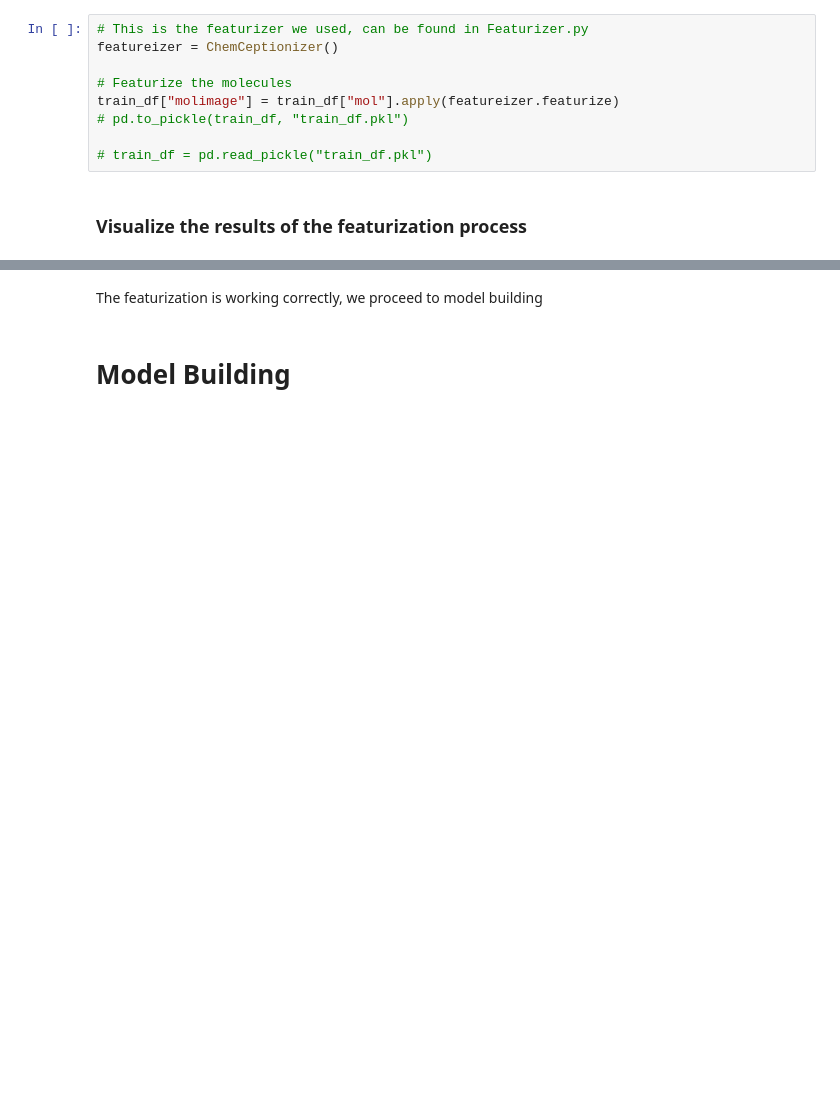
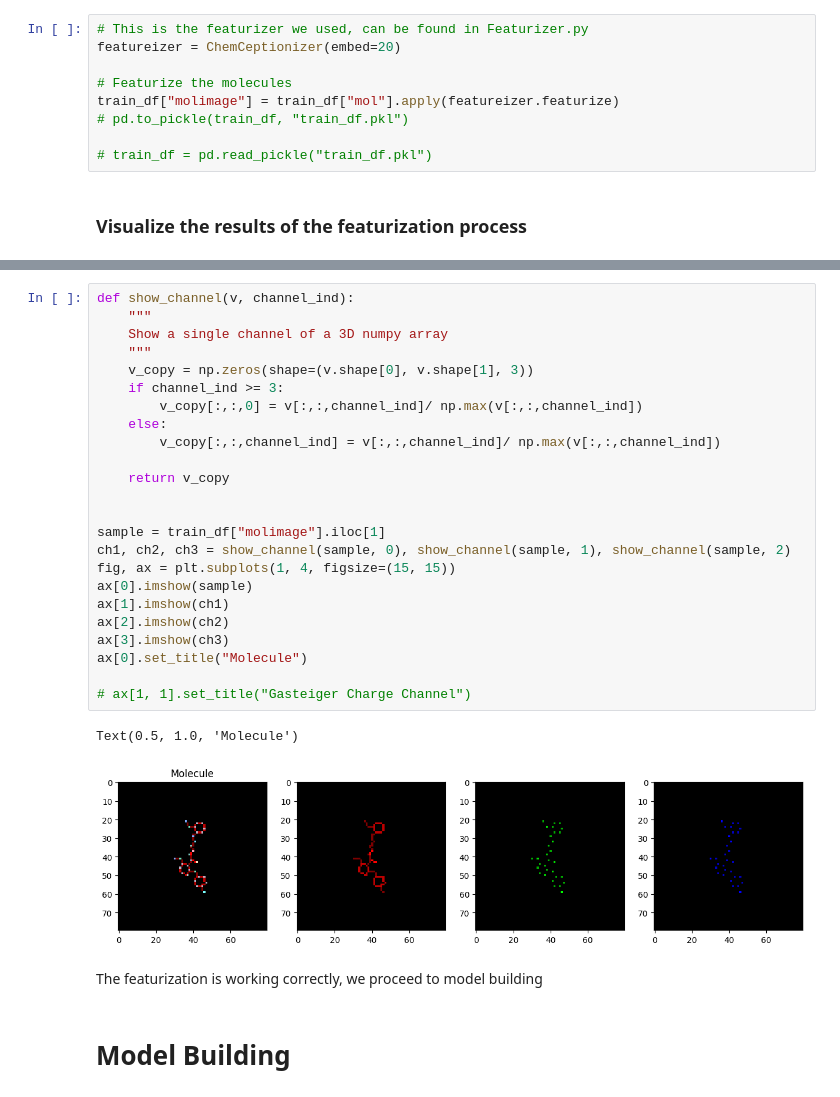
Before and after one commit to Wa-lead/CV_PROJECT, a Jupyter notebook: ChemCeption.ipynb, the cells around one changed output, grey strips where cells are left out. Saved outputs shown, nothing was run; the diff lists cells and outputs as text; blank space fills up the shorter version.

```diff
--- a/ChemCeption.ipynb
+++ b/ChemCeption.ipynb
@@ -41,7 +41,7 @@ Since we are using a `CNN` Model, our featurization method will be dependent on
 ![Alt text](images/Featurizer.png)
 # %%
 # This is the featurizer we used, can be found in Featurizer.py
-featureizer = ChemCeptionizer()
+featureizer = ChemCeptionizer(embed=20)
 
 # Featurize the molecules
 train_df["molimage"] = train_df["mol"].apply(featureizer.featurize)
@@ -85,3 +79,30 @@ Text(0.5, 1.0, 'Gasteiger Charge Channel')
+# %%
+def show_channel(v, channel_ind):
+    """
+    Show a single channel of a 3D numpy array
+    """
+    v_copy = np.zeros(shape=(v.shape[0], v.shape[1], 3))
+    if channel_ind >= 3:
+        v_copy[:,:,0] = v[:,:,channel_ind]/ np.max(v[:,:,channel_ind])
+    else:
+        v_copy[:,:,channel_ind] = v[:,:,channel_ind]/ np.max(v[:,:,channel_ind])
+
+    return v_copy
+
+
+sample = train_df["molimage"].iloc[1]
+ch1, ch2, ch3 = show_channel(sample, 0), show_channel(sample, 1), show_channel(sample, 2)
+fig, ax = plt.subplots(1, 4, figsize=(15, 15))
+ax[0].imshow(sample)
+ax[1].imshow(ch1)
+ax[2].imshow(ch2)
+ax[3].imshow(ch3)
+ax[0].set_title("Molecule")
+
+# ax[1, 1].set_title("Gasteiger Charge Channel")
+# %% [output]
+Text(0.5, 1.0, 'Molecule')
+[figure, added]
 # %% [markdown]
 The featurization is working correctly, we proceed to model building
 # %% [markdown]
```
Also changed, not shown: parts of 13 cells of this notebook, 9 other files.
